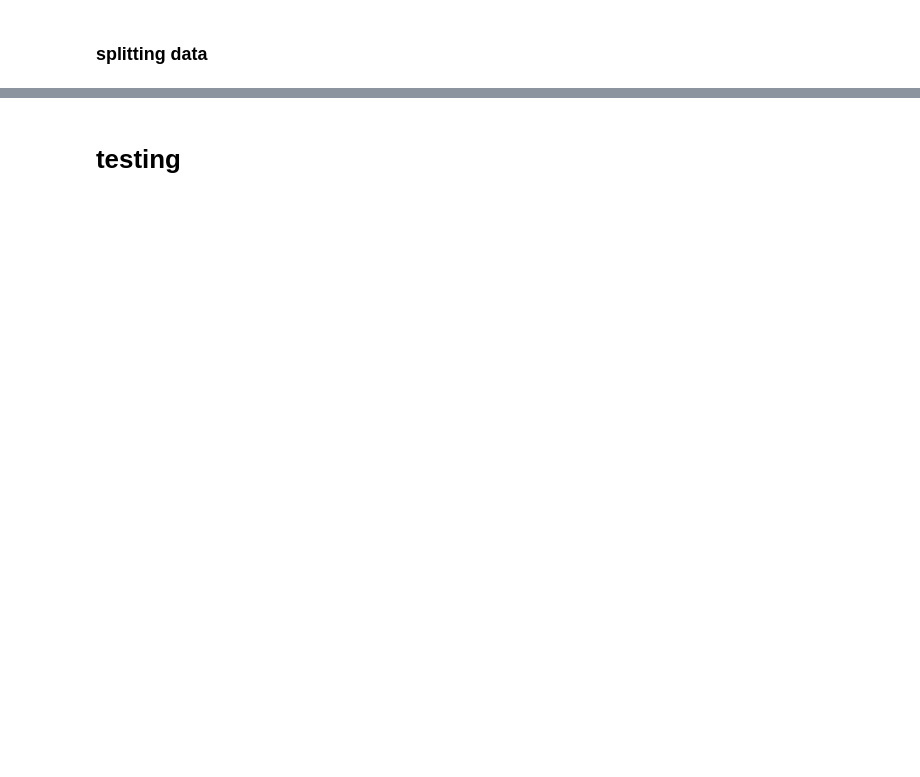
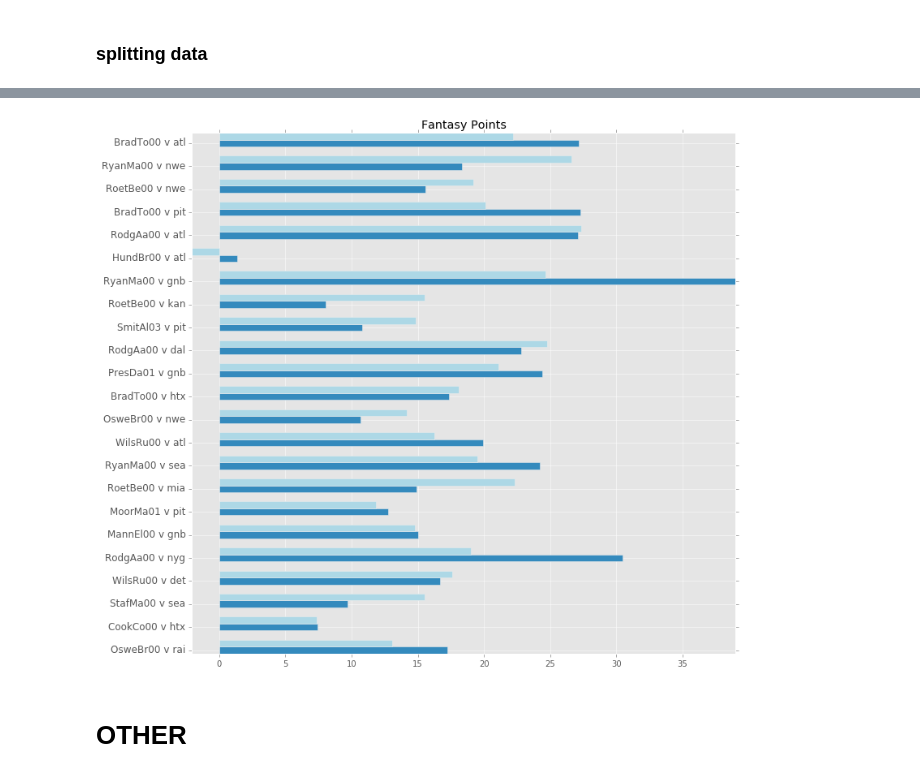
Before and after one commit to phillynch7/nfl_forecasting, a Jupyter notebook: code/player_matrix_factorization.ipynb, the cells around one changed output, grey strips where cells are left out. Cells and saved outputs as stored; diff of their text form; code cells hidden in the pictures; blank space fills up the shorter version.

```diff
--- a/code/player_matrix_factorization.ipynb
+++ b/code/player_matrix_factorization.ipynb
@@ -10,2 +10,7 @@ import matplotlib.pyplot as plt
+# %%
+import matplotlib
+import matplotlib.pyplot as plt
+plt.style.use('ggplot')
+%matplotlib inline
 # %%
 if platform.system()=='Darwin':
@@ -83,5 +96,0 @@ np.random.rand(2)
-# %%
-foo = np.random.rand(2)
-bar = np.c_[df['ff_points_total'].mean(), np.random.rand(1)]
-print foo.shape
-print bar.reshape(2,)
@@ -361,2 +487,15 @@ Name: rmse_fold_avg, dtype: float64
+# %%
+width = 0.3
+pos = np.arange(foo.shape[0]) + .5
+plt.figure(figsize=(12, foo.shape[0] * .5))
+plt.barh(pos, foo['ff_points_total'], height=width, align='center')
+plt.barh(pos + width, foo['p_ff_points_total'], height=width, align='center', color='lightblue')
+y_ticks = foo[['player_id', 'opponent']].apply(lambda x:'%s v %s' % (x['player_id'],x['opponent']),axis=1)
+plt.yticks(pos, y_ticks, fontsize = 12)
+plt.axis('tight')
+plt.title('Fantasy Points')
+plt.show()
+# %% [output]
+[figure, added]
 # %% [markdown]
-# testing
+# OTHER
```
Also changed, not shown: parts of 64 cells of this notebook.
